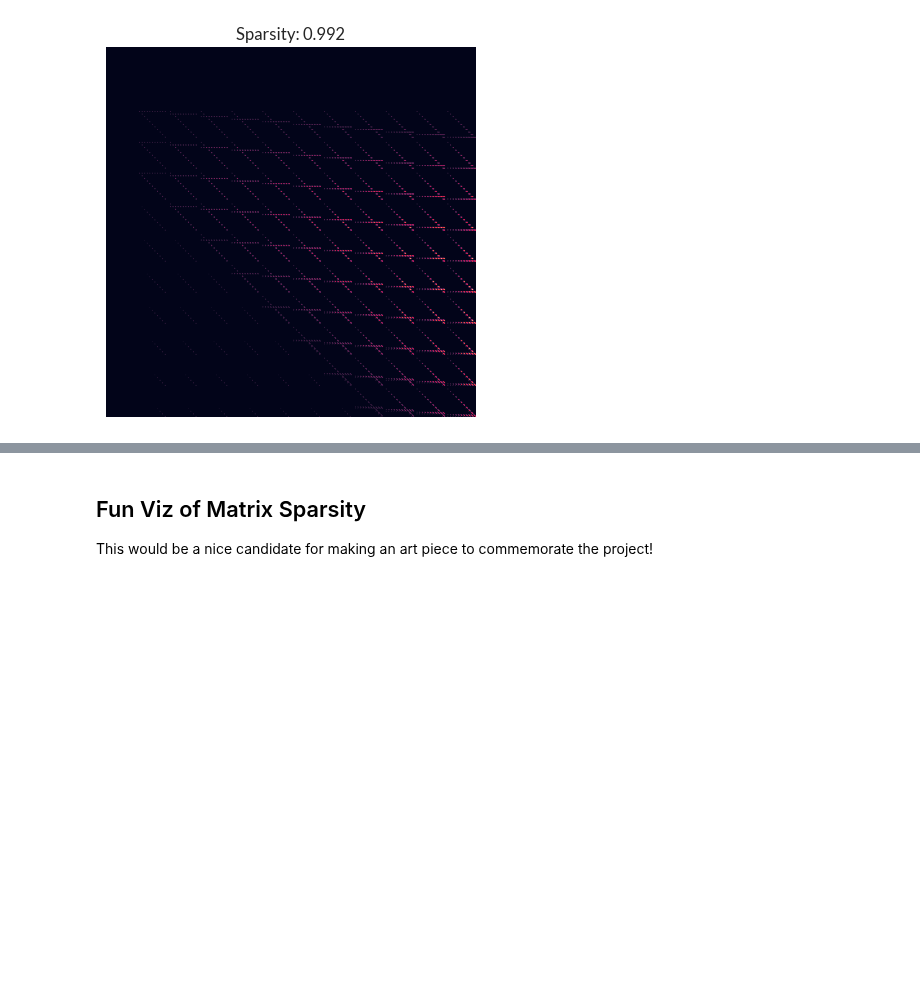
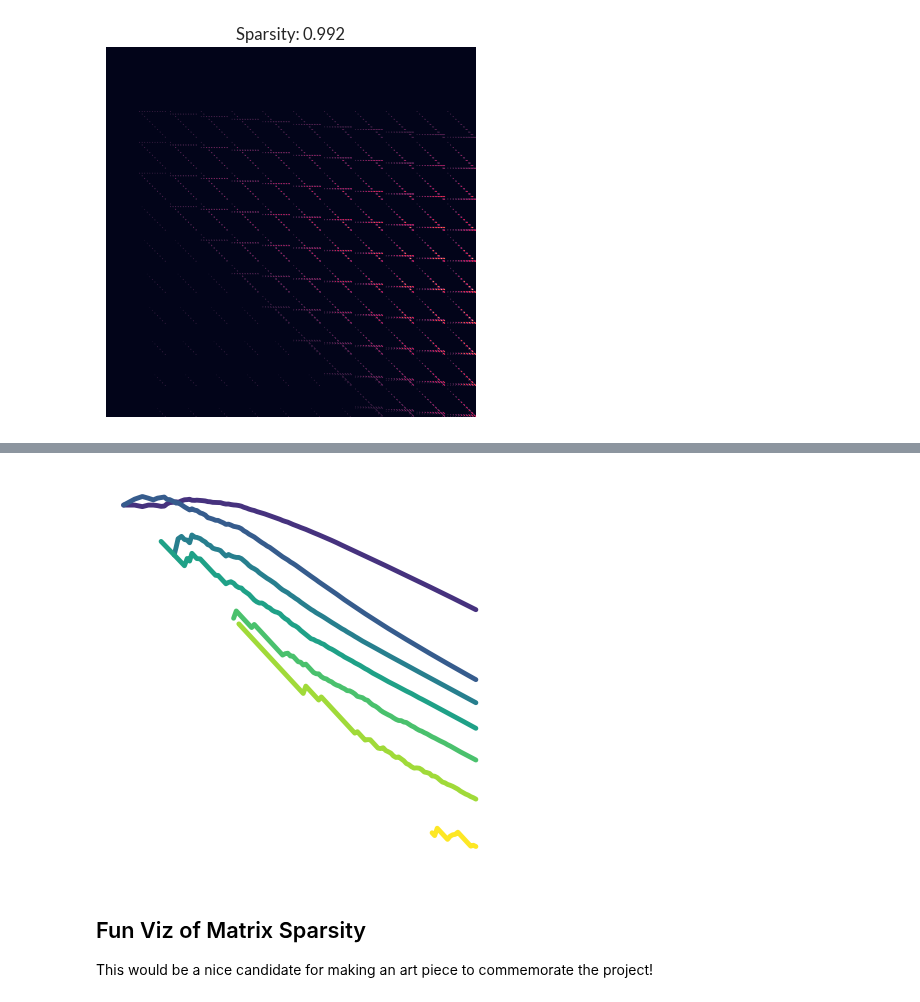
Before and after one commit to hexie1995/HyperGraph, a Jupyter notebook: code/analytic-intersections.ipynb, the cells around one changed output, grey strips where cells are left out. Drawn from its saved outputs; the diff is of its cells as text; code cells hidden in the pictures; blank space fills up the shorter version.

Commit message:
finalized asymptotics fig and arty version

```diff
--- a/code/analytic-intersections.ipynb
+++ b/code/analytic-intersections.ipynb
@@ -197,3 +236,35 @@ plt.savefig("../fig/intersection-asymptotics-2-panel.png", dpi = 300, bbox_inche
+# %%
+# arty version of first panel
+
+k_min = 1
+show_k_up_to = 8
+import matplotlib.cm as cm
+cmap = cm.viridis
+
+fig, ax = plt.subplots(1, 1, figsize = (5, 5))
+
+ax.axis("off")
+
+R_ = R / R.sum(axis = 1)[:, None]
+R_[R_ == 0] = np.nan
+
+l = R_.shape[0]
+
+decay = 1.1
+
+subsample = (decay**np.arange(0, np.log(1e6)/np.log(decay))).astype(int)
+
+for k in range(k_min, show_k_up_to):
+    try:
+        ax.plot(subsample, R_[    subsample, k],  color = cmap(k/(show_k_up_to - k_min)), linewidth = 3.5)
+    except:
+        pass
+
+ax.loglog()
+
+plt.savefig("../fig/intersection-asymptotics-minimal.png", dpi = 300, bbox_inches = "tight")
+# %% [output]
+[figure, added]
 # %% [markdown]
 ## Fun Viz of Matrix Sparsity
 
```
Also changed, not shown: parts of 4 cells of this notebook, 2 other files.
